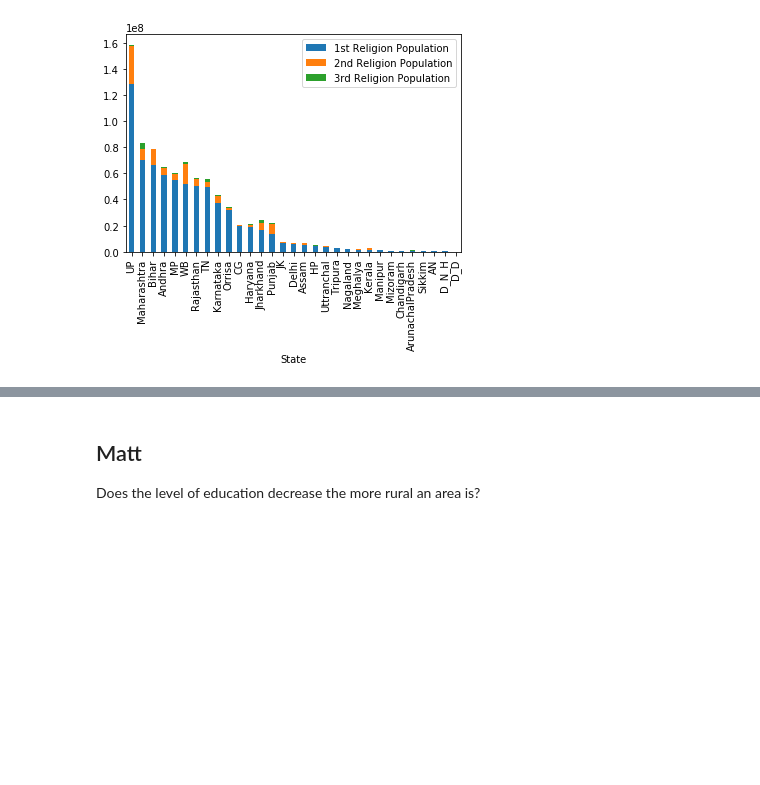
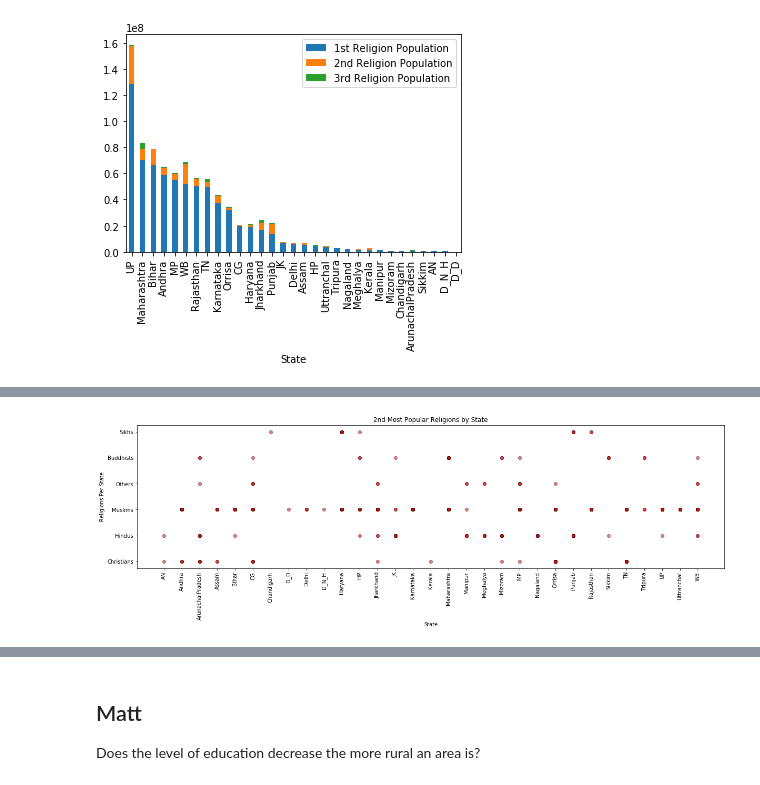
Before and after one commit to bpdamore/ProjectOne, a Jupyter notebook: main_analysis.ipynb, the cells around one changed output, grey strips where cells are left out. Saved outputs shown, nothing was run; the diff lists cells and outputs as text; code cells hidden in the pictures; blank space fills up the shorter version.

```diff
--- a/main_analysis.ipynb
+++ b/main_analysis.ipynb
@@ -174,0 +198,10 @@ plt.show()
+# %%
+plt.figure(figsize=(20,5))
+plt.scatter(df["State"], df["2nd Religion Name"],marker="o", facecolors="red", edgecolors="black", alpha=0.5)
+plt.xlabel("State")
+plt.ylabel("Religions Per State")
+plt.title("2nd Most Popular Religions by State")
+plt.xticks(rotation=90)
+plt.show()
+# %% [output]
+[figure, added]
```
Also changed, not shown: parts of 10 cells of this notebook, 3 other files.
